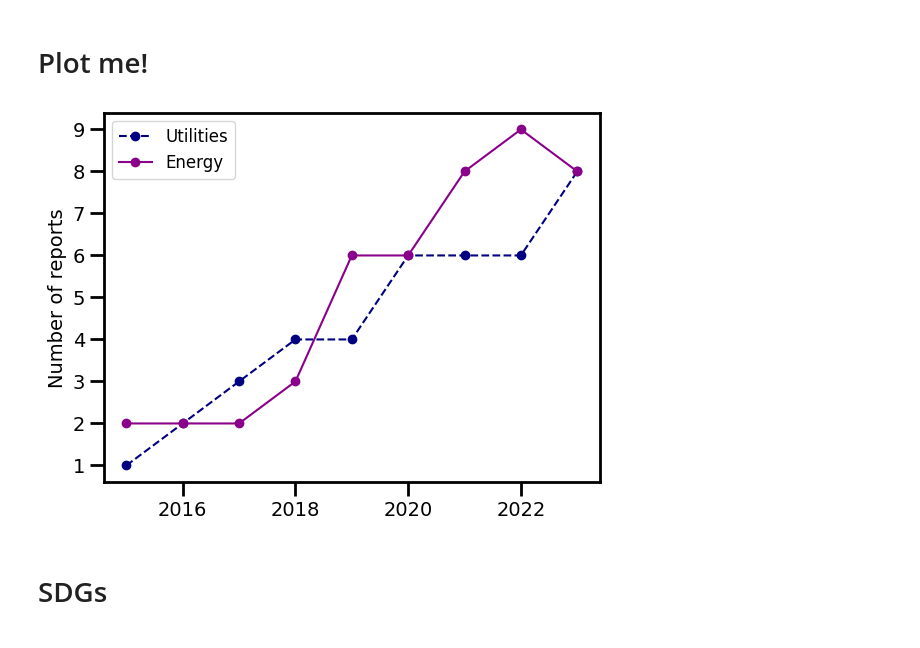
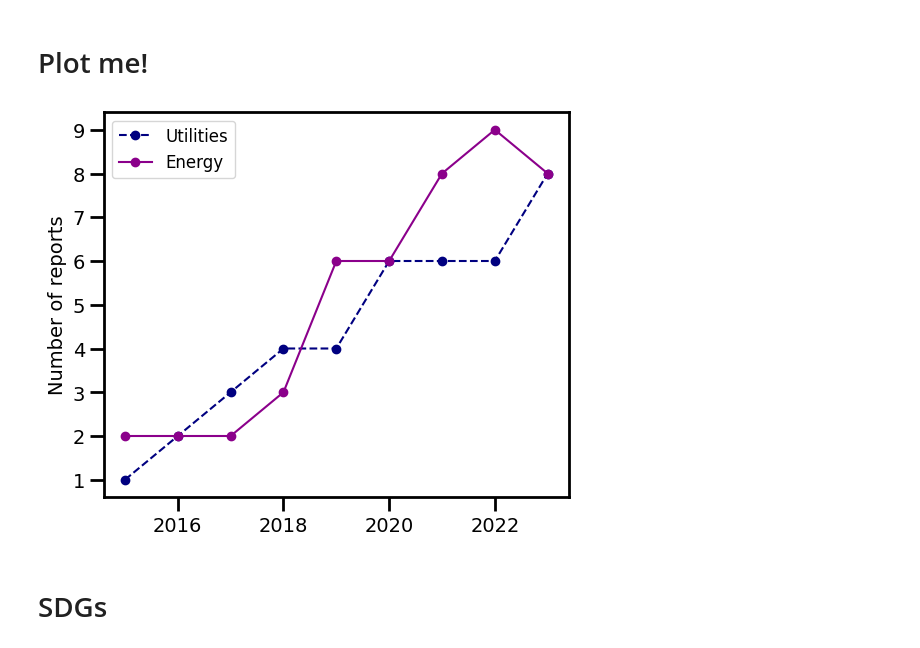
Before and after one commit to fabiosaracco/sdg_repos, a Jupyter notebook: 3_0_sdg2vec.ipynb, the cells around one changed output. Cells and saved outputs as stored; diff of their text form; code cells hidden in the pictures.

Commit message:
producing nice plots. Maybe

```diff
--- a/3_0_sdg2vec.ipynb
+++ b/3_0_sdg2vec.ipynb
@@ -126,13 +126,15 @@ with open ('./data/energy_utilities_texts.pickle', 'rb') as f:
 utilitites_texts=text_dict['Utilities']
 energy_texts=text_dict['Energy']
 # %%
+plt.figure(figsize=(6,5))
 plt.plot(range(2015, 2024), [len(utilitites_texts[year].keys()) for year in utilitites_texts.keys()], marker='o', c='navy', label='Utilities', linestyle='--')
 plt.plot(range(2015, 2024), [len(energy_texts[year].keys()) for year in energy_texts.keys()], marker='o', c='darkmagenta', label='Energy', linestyle='-')
 plt.ylabel('Number of reports', fontsize=14)
 plt.legend(fontsize=12)
+plt.savefig('./plots/chatgpt_n_reports.png', dpi=300, bbox_inches='tight')
 plt.show()
 # %% [output]
-[figure, old version]
+[figure, new version]
 # %% [markdown]
 # SDGs
 # %%
```
Also changed, not shown: parts of 1 cell of this notebook, 2 other files.
